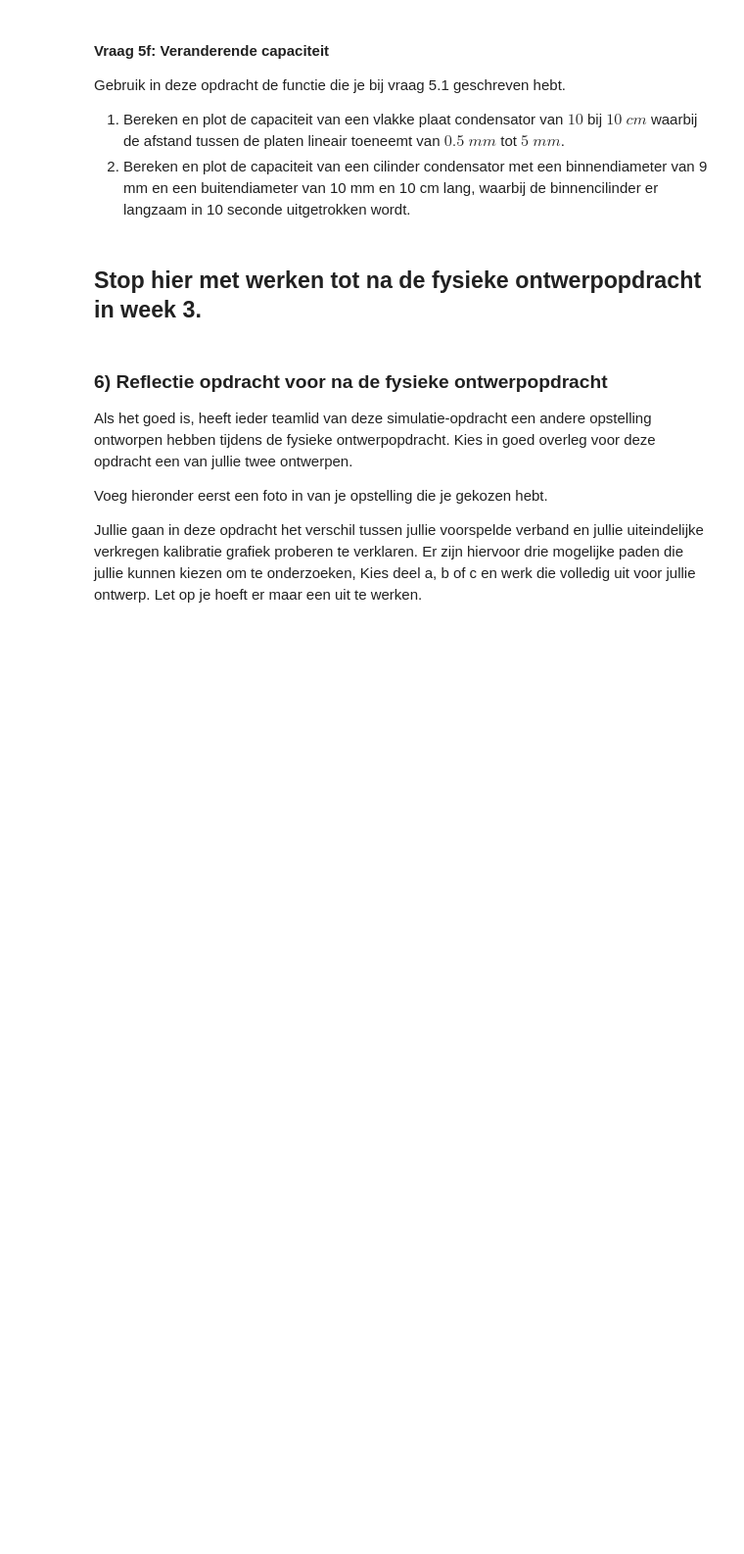
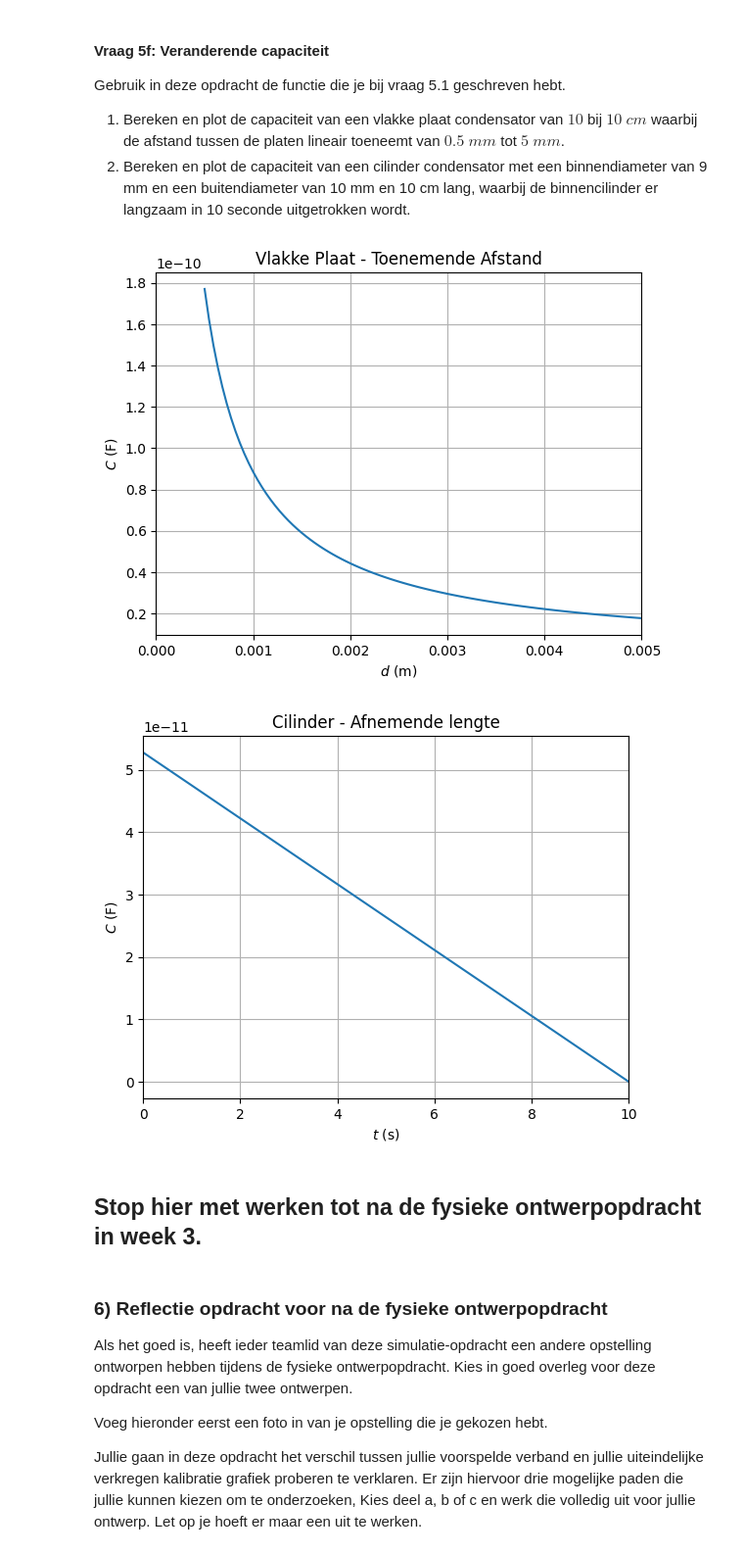
Before and after one commit to thaak123/THAAK-opdrachten-DEF-D, a Jupyter notebook: DigitaleOntwerpopdrachten/1CondensatorOpdracht/CondensatorOntwerpopdracht.ipynb, the cells around one changed output. Shown at 98% size. Saved outputs shown, nothing was run; the diff lists cells and outputs as text; code cells hidden in the pictures; blank space fills up the shorter version.

```diff
--- a/DigitaleOntwerpopdrachten/1CondensatorOpdracht/CondensatorOntwerpopdracht.ipynb
+++ b/DigitaleOntwerpopdrachten/1CondensatorOpdracht/CondensatorOntwerpopdracht.ipynb
@@ -877,10 +893,10 @@ In deze vraag zullen we kijken naar de ideale vlakke plaat condensator. Als de a
 # %%
-def vlakkeplaat(relevante_parameters):
-    C = None
+def vlakkeplaat(A,d, epsilon):
+    C = epsilon * A/d
     return C
 
-def cilinder(relevante_parameters):
-    C = None
+def cilinder(L, b, a, epsilon):
+    C = 2*np.pi*epsilon*L/(np.log(b/a))
     return  C
 # %% [markdown]
 #### Vraag 5b: Capaciteit van enkele simpele condensatoren
@@ -955,9 +1066,40 @@ Gebruik in deze opdracht de functie die je bij vraag 5.1 geschreven hebt.
 1. Bereken en plot de capaciteit van een vlakke plaat condensator van $10$ bij $10$ $cm$ waarbij de afstand tussen de platen lineair toeneemt van $0.5$ $mm$ tot $5$ $mm$.
 2. Bereken en plot de capaciteit van een cilinder condensator met een binnendiameter van 9 mm en een buitendiameter van 10 mm en 10 cm lang, waarbij de binnencilinder er langzaam in 10 seconde uitgetrokken wordt.
 # %%
-###
-###Jouw code hier###
-###
+# 1
+d_5f = np.linspace(0.0005, 0.005, 100)
+A_5f = 0.1**2
+
+C_5f1 = vlakkeplaat(A_5f, d_5f, epsilon0)
+
+plt.figure()
+plt.title('Vlakke Plaat - Toenemende Afstand')
+plt.plot(d_5f, C_5f1)
+plt.xlabel('$d$ (m)')
+plt.ylabel('$C$ (F)')
+plt.xlim(0, 0.005)
+plt.grid()
+plt.show()
+# 2
+
+b_5f = 0.01
+a_5f = 0.009
+
+t_5f = np.linspace(0, 10, 100)
+L_5f = 0.1 - (t_5f/10)*0.1
+
+C_5f2 = cilinder(L_5f, b_5f, a_5f, epsilon0)
+plt.figure()
+plt.title('Cilinder - Afnemende lengte')
+plt.plot(t_5f, C_5f2)
+plt.xlabel('$t$ (s)')
+plt.ylabel('$C$ (F)')
+plt.grid()
+plt.xlim(0, 10)
+plt.show()
+# %% [output]
+[figure, added]
+[figure, added]
 # %% [markdown]
 ## Stop hier met werken tot na de fysieke ontwerpopdracht in week 3.
 # %% [markdown]
```
Also changed, not shown: parts of 6 cells of this notebook, 2 other files.
